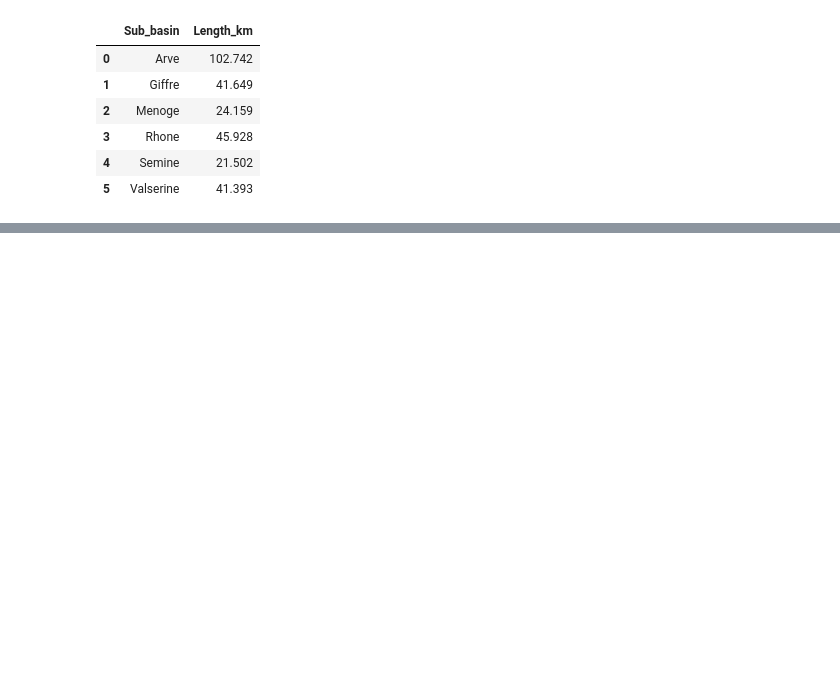
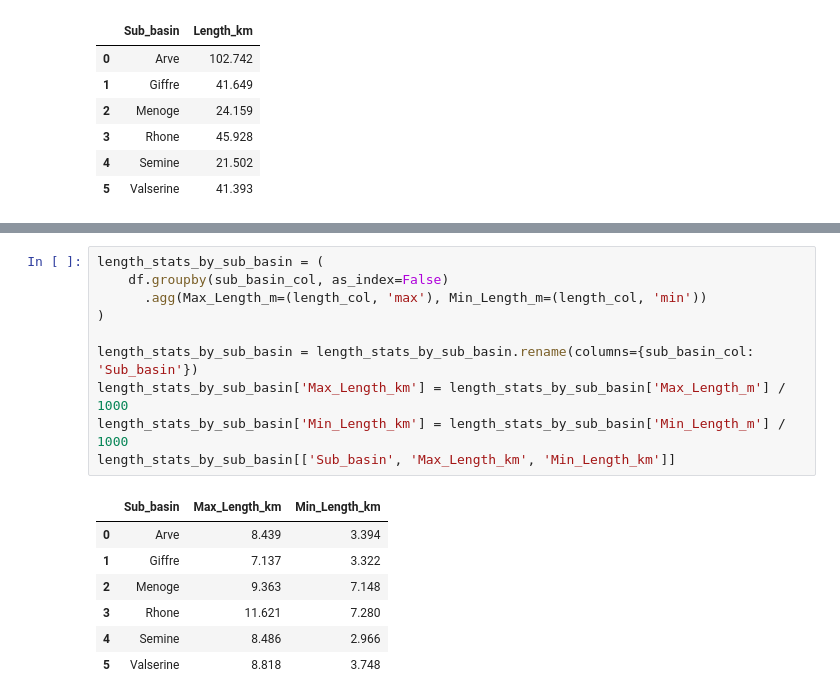
Before and after one commit to JavierDelHoyoGibaja/riparian-vegetation, a Jupyter notebook: CalculateLength.ipynb, the cells around one changed output, grey strips where cells are left out. Saved outputs shown, nothing was run; the diff lists cells and outputs as text; blank space fills up the shorter version.

```diff
--- a/CalculateLength.ipynb
+++ b/CalculateLength.ipynb
@@ -47,0 +69,18 @@ length_by_sub_basin[['Sub_basin', 'Length_km']]
+# %%
+length_stats_by_sub_basin = (
+    df.groupby(sub_basin_col, as_index=False)
+      .agg(Max_Length_m=(length_col, 'max'), Min_Length_m=(length_col, 'min'))
+)
+
+length_stats_by_sub_basin = length_stats_by_sub_basin.rename(columns={sub_basin_col: 'Sub_basin'})
+length_stats_by_sub_basin['Max_Length_km'] = length_stats_by_sub_basin['Max_Length_m'] / 1000
+length_stats_by_sub_basin['Min_Length_km'] = length_stats_by_sub_basin['Min_Length_m'] / 1000
+length_stats_by_sub_basin[['Sub_basin', 'Max_Length_km', 'Min_Length_km']]
+# %% [output]
+|  | Sub_basin | Max_Length_km | Min_Length_km |
+| 0 | Arve | 8.439 | 3.394 |
+| 1 | Giffre | 7.137 | 3.322 |
+| 2 | Menoge | 9.363 | 7.148 |
+| 3 | Rhone | 11.621 | 7.280 |
+| 4 | Semine | 8.486 | 2.966 |
+| 5 | Valserine | 8.818 | 3.748 |
```
Also changed, not shown: parts of 1 cell of this notebook, 5 other files.
